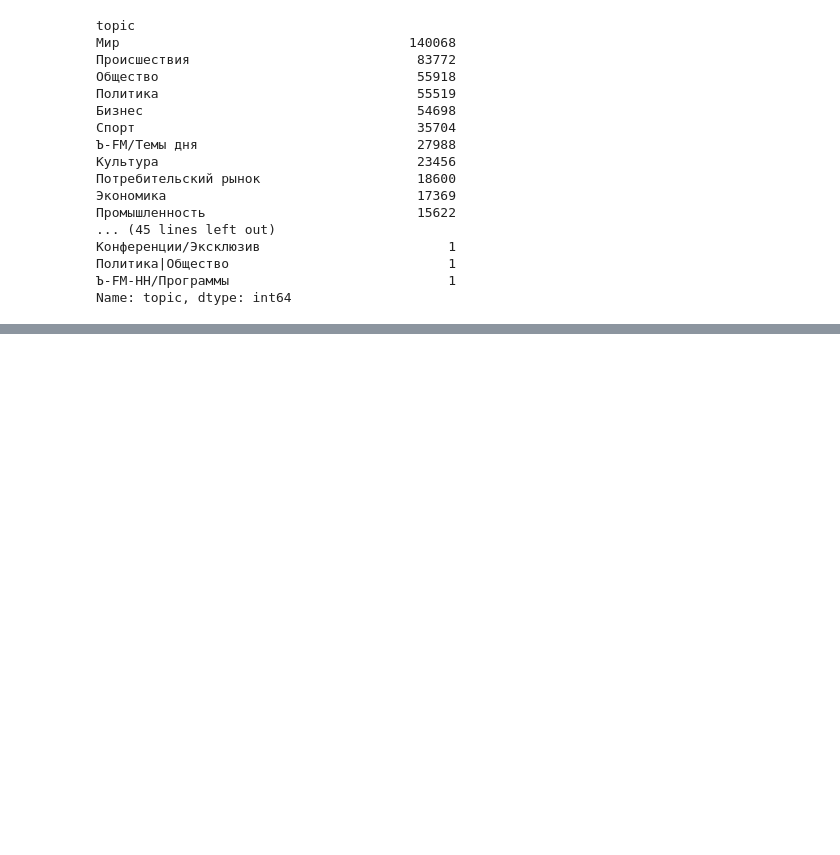
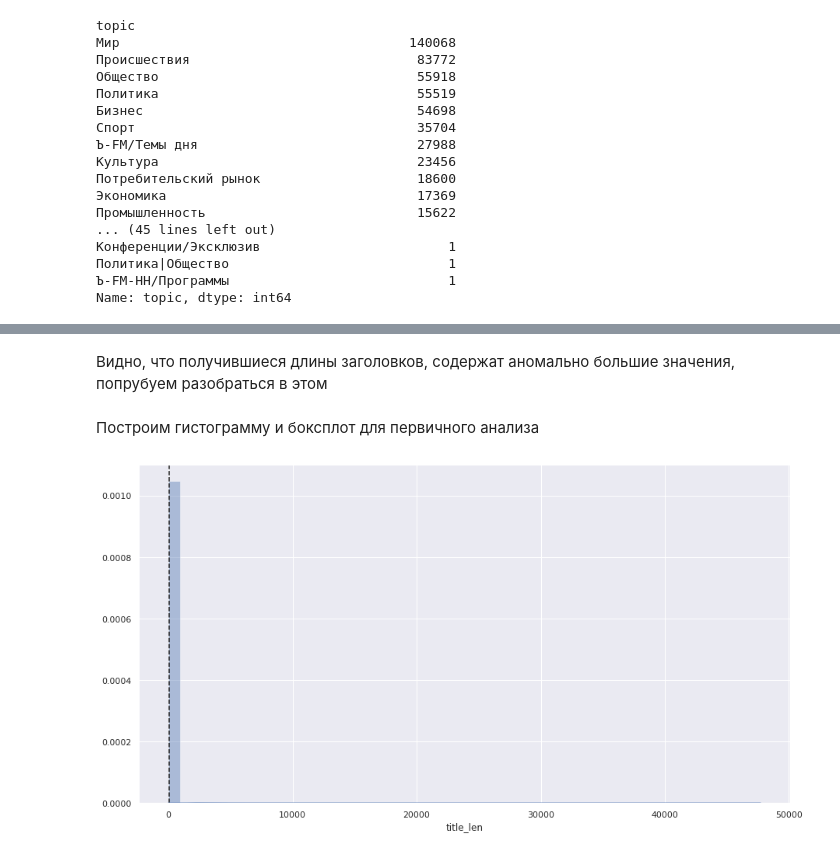
Before and after one commit to vetedde/proj_news_viz, a Jupyter notebook: nlp/notebooks/EDA/kommersant.ipynb, the cells around one changed output, grey strips where cells are left out. Drawn from its saved outputs; the diff is of its cells as text; code cells hidden in the pictures; blank space fills up the shorter version.

Commit message:
Analysis of the length for title and text

```diff
--- a/nlp/notebooks/EDA/kommersant.ipynb
+++ b/nlp/notebooks/EDA/kommersant.ipynb
@@ -223,0 +212,4 @@ Name: topic, dtype: int64
+# %%
+data['title_len'] = data.title.apply(lambda x: len(x))
+# %%
+data['text_len'] = data.text.apply(lambda x: len(x))
@@ -223,0 +230,10 @@ Name: topic, dtype: int64
+# %% [markdown]
+Видно, что получившиеся длины заголовков, содержат аномально большие значения, попрубуем разобраться в этом
+# %% [markdown]
+Построим гистограмму и боксплот для первичного анализа
+# %%
+plt.subplots(figsize=(15, 8))
+plt.axvline(data['title_len'].median(), color="k", linestyle="--");
+sns.distplot(data['title_len']);
+# %% [output]
+[figure, added]
```
Also changed, not shown: parts of 56 cells of this notebook.
